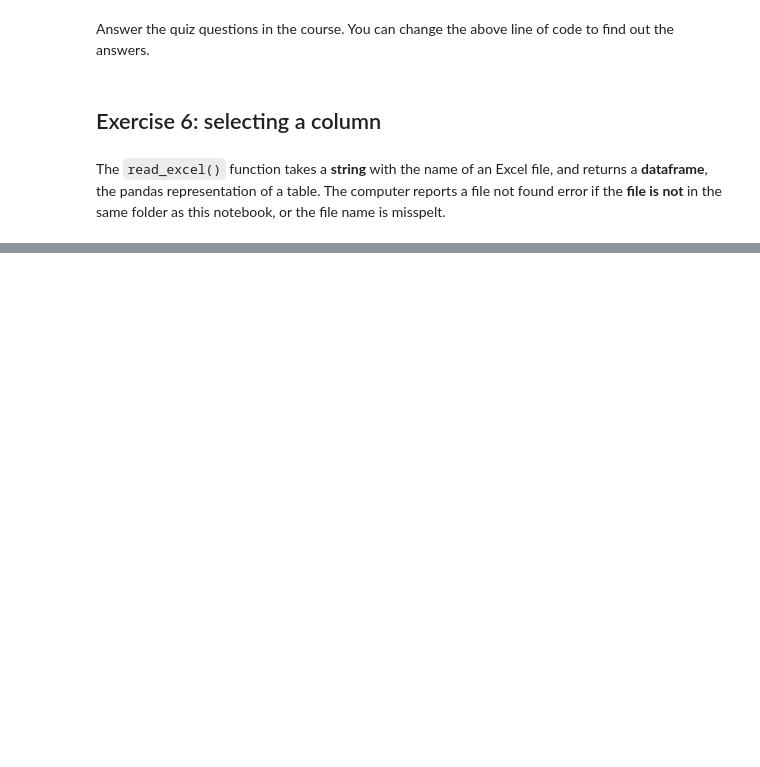
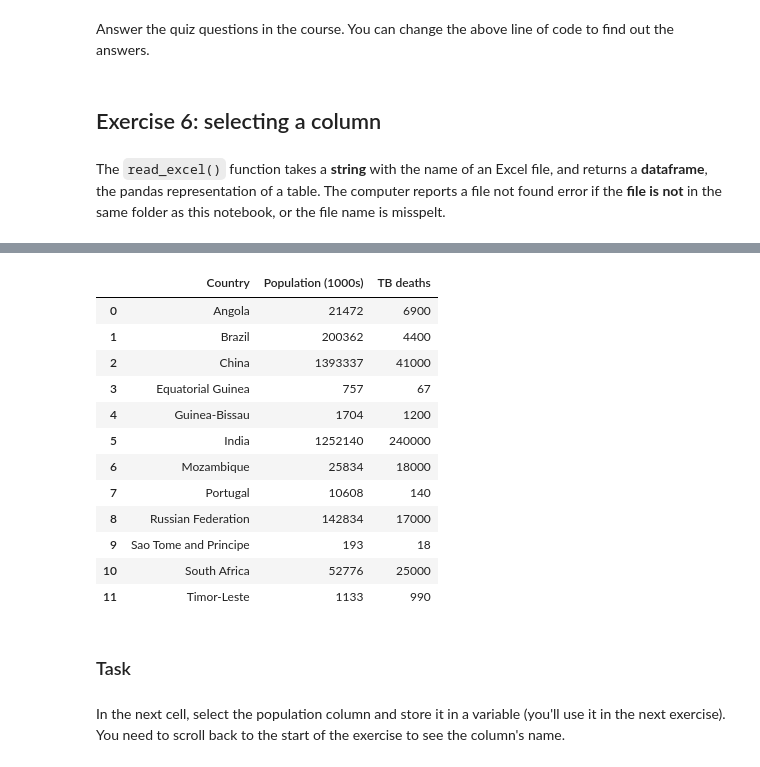
Before and after one commit to igoandrade/data-science-tutoriais, a Jupyter notebook: OpenLearn/learn_to_code_for_data_analysis/week_1/Exercise_1.ipynb, the cells around one changed output, grey strips where cells are left out. Drawn from its saved outputs; the diff is of its cells as text; code cells hidden in the pictures; blank space fills up the shorter version.

```diff
--- a/OpenLearn/learn_to_code_for_data_analysis/week_1/Exercise_1.ipynb
+++ b/OpenLearn/learn_to_code_for_data_analysis/week_1/Exercise_1.ipynb
@@ -105,6 +105,7 @@ Answer the quiz questions in the course. You can change the above line of code t
 # %% [markdown]
 The `read_excel()` function takes a **string** with the name of an Excel file, and returns a **dataframe**, the pandas representation of a table. The computer reports a file not found error if the **file is not** in the same folder as this notebook, or the file name is misspelt.
 # %%
-data = pd.read_excel('../data/WHO_POP_TB_all.xls')
+!pip install xlrd
+data = pd.read_excel('../data/WHO_POP_TB_some.xls')
 data
 # %% [output]
@@ -111,0 +113,17 @@ ImportError: Missing optional dependency 'xlrd'. Install xlrd >= 1.0.0 for Excel
+|  | Country | Population (1000s) | TB deaths |
+| 0 | Angola | 21472 | 6900 |
+| 1 | Brazil | 200362 | 4400 |
+| 2 | China | 1393337 | 41000 |
+| 3 | Equatorial Guinea | 757 | 67 |
+| 4 | Guinea-Bissau | 1704 | 1200 |
+| 5 | India | 1252140 | 240000 |
+| 6 | Mozambique | 25834 | 18000 |
+| 7 | Portugal | 10608 | 140 |
+| 8 | Russian Federation | 142834 | 17000 |
+| 9 | Sao Tome and Principe | 193 | 18 |
+| 10 | South Africa | 52776 | 25000 |
+| 11 | Timor-Leste | 1133 | 990 |
+# %% [markdown]
+### Task
+# %% [markdown]
+In the next cell, select the population column and store it in a variable (you'll use it in the next exercise). You need to scroll back to the start of the exercise to see the column's name.
```
Also changed, not shown: parts of 9 cells of this notebook, 4 other files.
